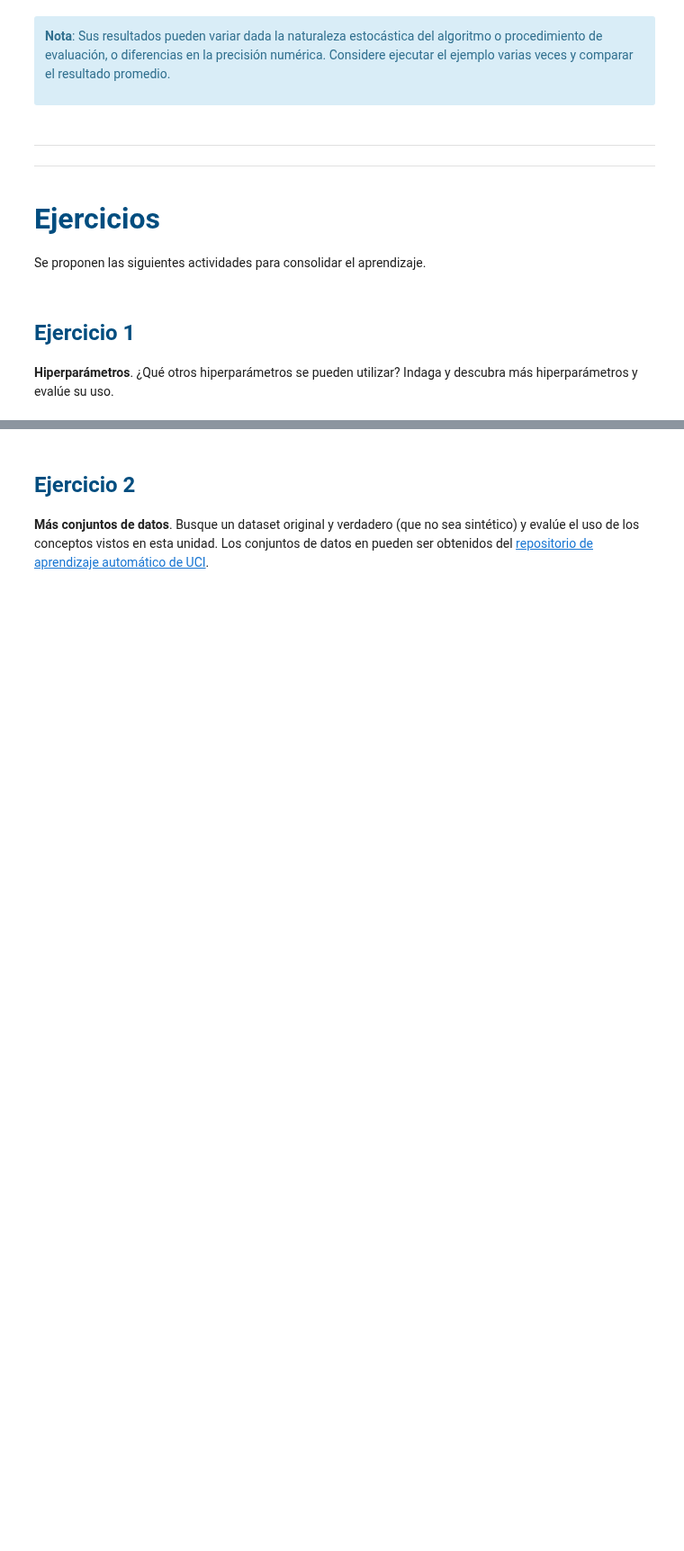
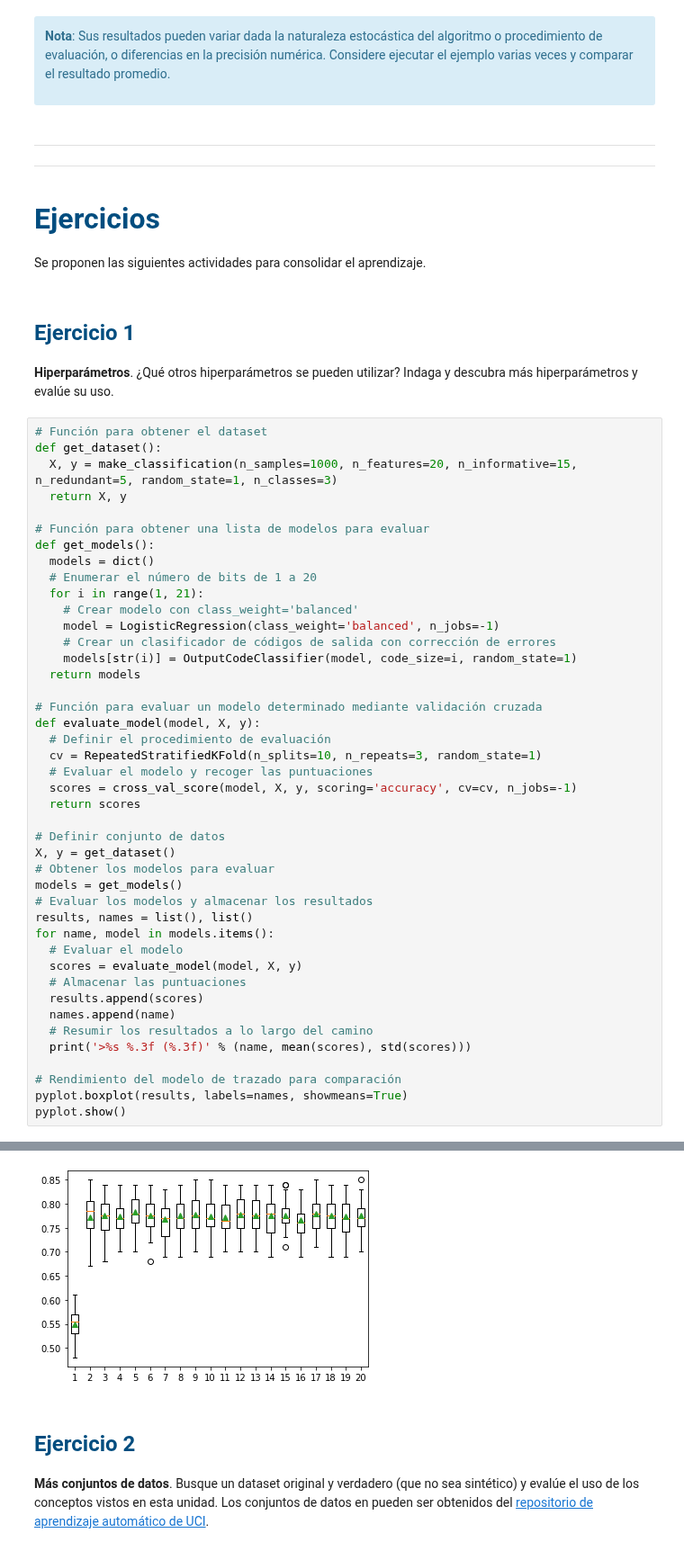
Before and after one commit to javierpiquerasmartinez/practices-aaii, a Jupyter notebook: bloque-0-modelos-multiples/2. Códigos de salida con corrección de errores.ipynb, the cells around one changed output, grey strips where cells are left out. Shown at 90% size. Cells and saved outputs as stored; diff of their text form; blank space fills up the shorter version.

```diff
--- a/bloque-0-modelos-multiples/2. Códigos de salida con corrección de errores.ipynb
+++ b/bloque-0-modelos-multiples/2. Códigos de salida con corrección de errores.ipynb
@@ -328,3 +329,47 @@ Se proponen las siguientes actividades para consolidar el aprendizaje.
 # %% [markdown]
 # <font color="#004D7F" size=5>Ejercicio 1</font>
 __Hiperparámetros__. ¿Qué otros hiperparámetros se pueden utilizar? Indaga y descubra más hiperparámetros y evalúe su uso.
+# %%
+# Función para obtener el dataset
+def get_dataset():
+  X, y = make_classification(n_samples=1000, n_features=20, n_informative=15, n_redundant=5, random_state=1, n_classes=3)
+  return X, y
+
+# Función para obtener una lista de modelos para evaluar
+def get_models():
+  models = dict()
+  # Enumerar el número de bits de 1 a 20
+  for i in range(1, 21):
+    # Crear modelo con class_weight='balanced'
+    model = LogisticRegression(class_weight='balanced', n_jobs=-1)
+    # Crear un clasificador de códigos de salida con corrección de errores
+    models[str(i)] = OutputCodeClassifier(model, code_size=i, random_state=1)
+  return models
+
+# Función para evaluar un modelo determinado mediante validación cruzada
+def evaluate_model(model, X, y):
+  # Definir el procedimiento de evaluación
+  cv = RepeatedStratifiedKFold(n_splits=10, n_repeats=3, random_state=1)
+  # Evaluar el modelo y recoger las puntuaciones
+  scores = cross_val_score(model, X, y, scoring='accuracy', cv=cv, n_jobs=-1)
+  return scores
+
+# Definir conjunto de datos
+X, y = get_dataset()
+# Obtener los modelos para evaluar
+models = get_models()
+# Evaluar los modelos y almacenar los resultados
+results, names = list(), list()
+for name, model in models.items():
+  # Evaluar el modelo
+  scores = evaluate_model(model, X, y)
+  # Almacenar las puntuaciones
+  results.append(scores)
+  names.append(name)
+  # Resumir los resultados a lo largo del camino
+  print('>%s %.3f (%.3f)' % (name, mean(scores), std(scores)))
+
+# Rendimiento del modelo de trazado para comparación
+pyplot.boxplot(results, labels=names, showmeans=True)
+pyplot.show()
+# %% [output]
@@ -331,3 +396,4 @@ __Hiperparámetros__. ¿Qué otros hiperparámetros se pueden utilizar? Indaga y
+[figure, added]
 # %% [markdown]
 # <font color="#004D7F" size=5>Ejercicio 2</font>
 __Más conjuntos de datos__. Busque un dataset original y verdadero (que no sea sintético) y evalúe el uso de los conceptos vistos en esta unidad. Los conjuntos de datos en pueden ser obtenidos del [repositorio de aprendizaje automático de UCI](https://archive.ics.uci.edu/).
```
Also changed, not shown: parts of 8 cells of this notebook.
